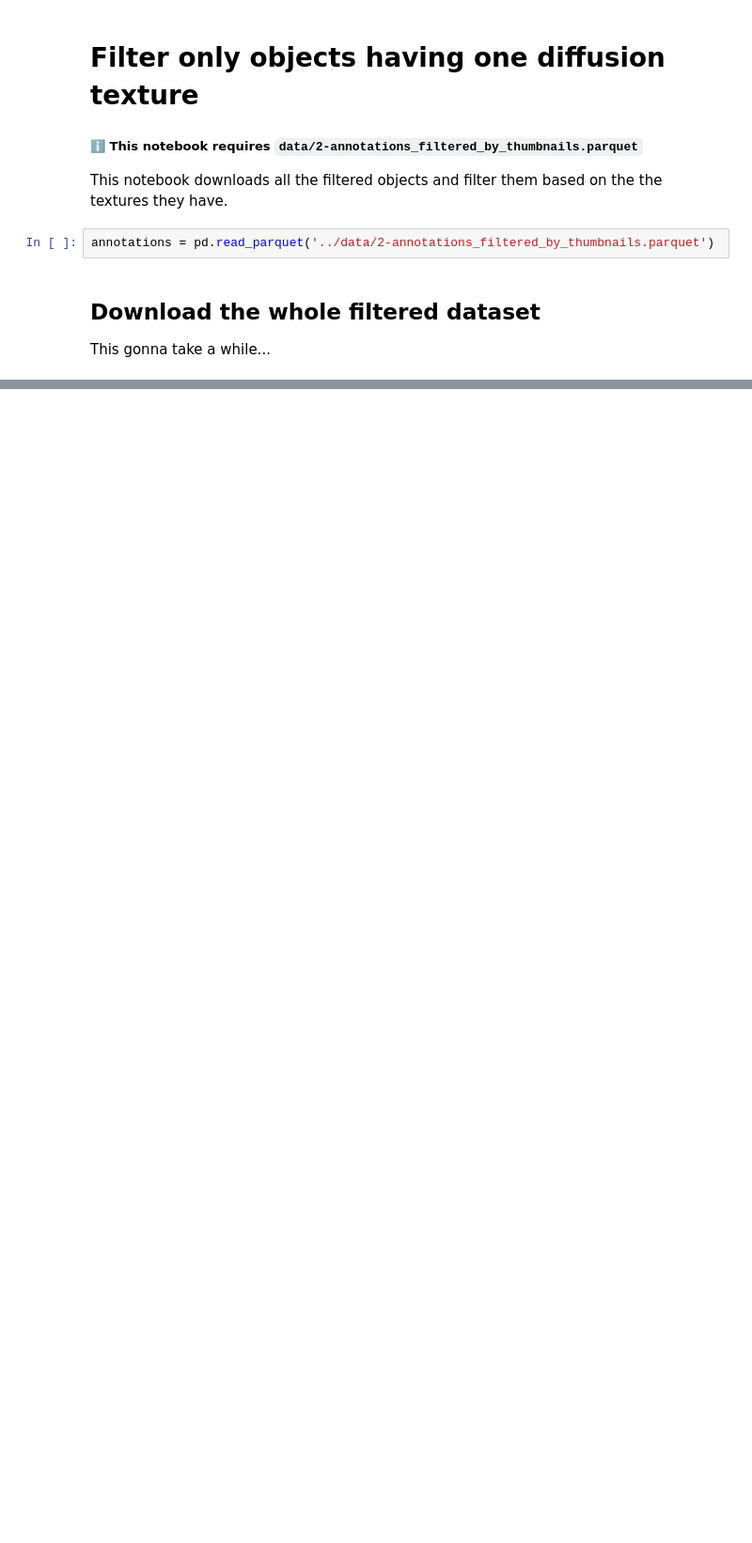
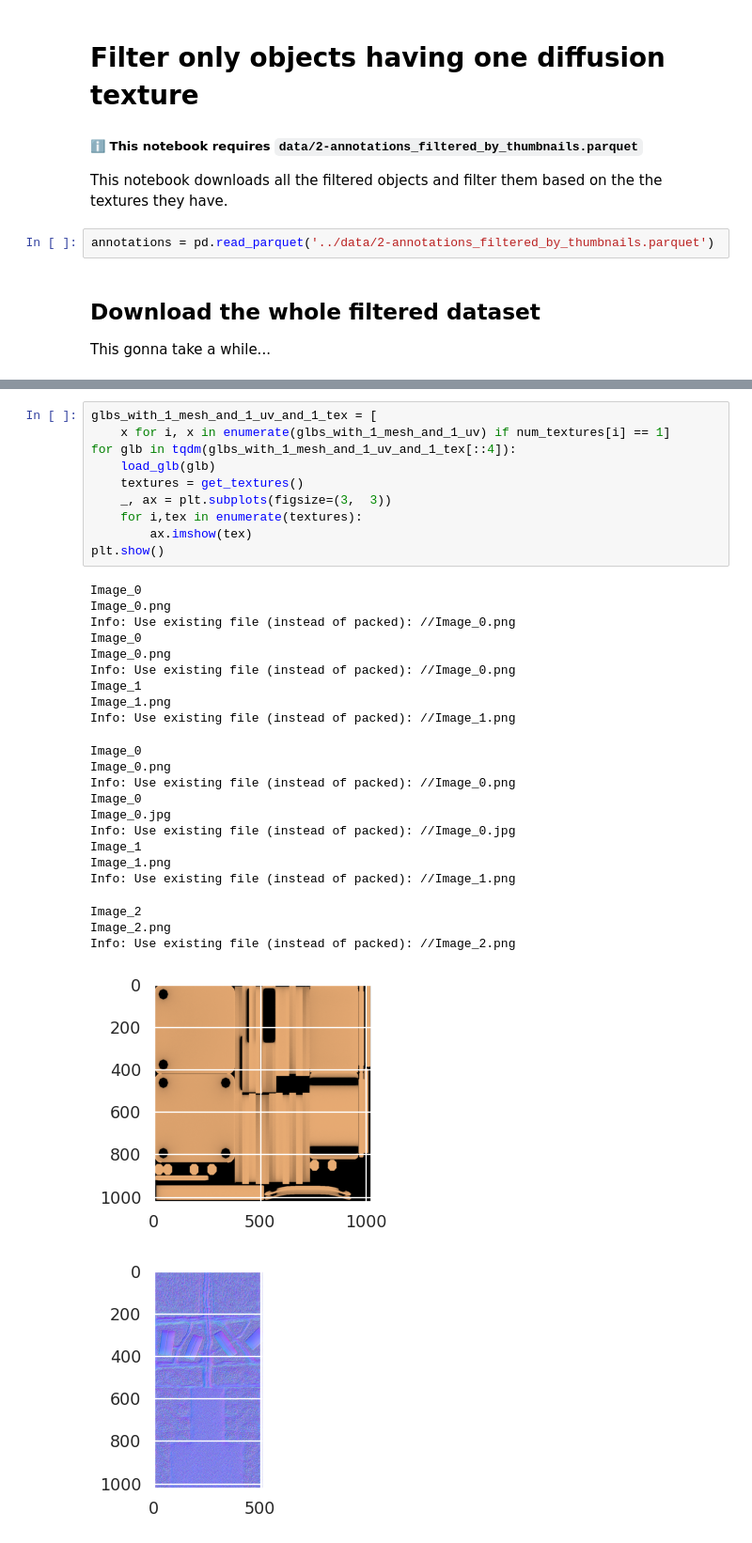
Before and after one commit to MrPio/Texture-Anything, a Jupyter notebook: 2-objects_filtering/2.1-Filter_Textures.ipynb, the cells around one changed output, grey strips where cells are left out. Shown at 94% size. Saved outputs shown, nothing was run; the diff lists cells and outputs as text; blank space fills up the shorter version.

```diff
--- a/2-objects_filtering/2.1-Filter_Textures.ipynb
+++ b/2-objects_filtering/2.1-Filter_Textures.ipynb
@@ -64,0 +94,34 @@ def count_diffuse_textures(obj_name):
+# %%
+glbs_with_1_mesh_and_1_uv_and_1_tex = [
+    x for i, x in enumerate(glbs_with_1_mesh_and_1_uv) if num_textures[i] == 1]
+for glb in tqdm(glbs_with_1_mesh_and_1_uv_and_1_tex[::4]):
+    load_glb(glb)
+    textures = get_textures()
+    _, ax = plt.subplots(figsize=(3,  3))
+    for i,tex in enumerate(textures):
+        ax.imshow(tex)
+plt.show()
+# %% [output]
+Image_0
+Image_0.png
+Info: Use existing file (instead of packed): //Image_0.png
+Image_0
+Image_0.png
+Info: Use existing file (instead of packed): //Image_0.png
+Image_1
+Image_1.png
+Info: Use existing file (instead of packed): //Image_1.png
+Image_0
+Image_0.png
+Info: Use existing file (instead of packed): //Image_0.png
+Image_0
+Image_0.jpg
+Info: Use existing file (instead of packed): //Image_0.jpg
+Image_1
+Image_1.png
+Info: Use existing file (instead of packed): //Image_1.png
+Image_2
+Image_2.png
+Info: Use existing file (instead of packed): //Image_2.png
+[figure, added]
+[figure, added]
```
Also changed, not shown: parts of 15 cells of this notebook, 7 other files.
